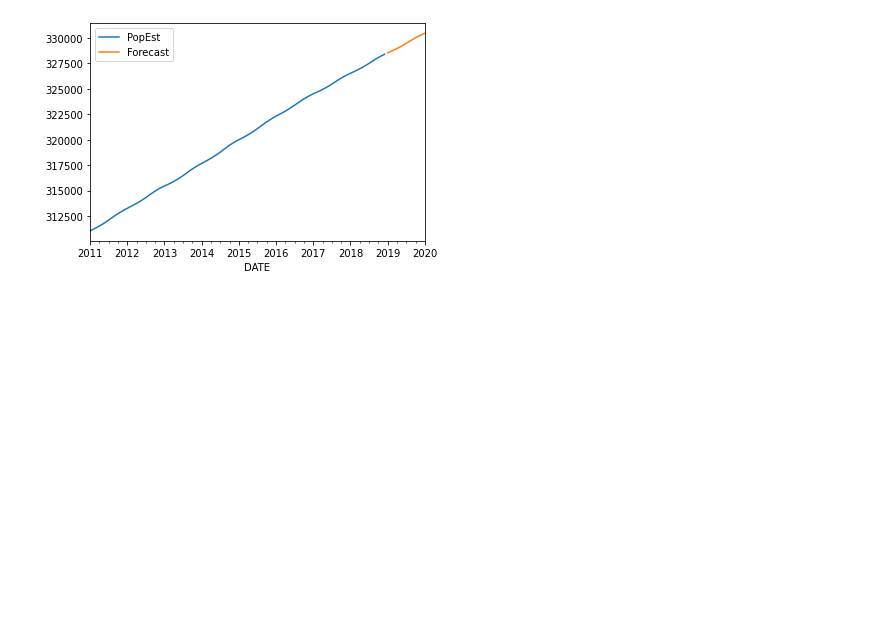
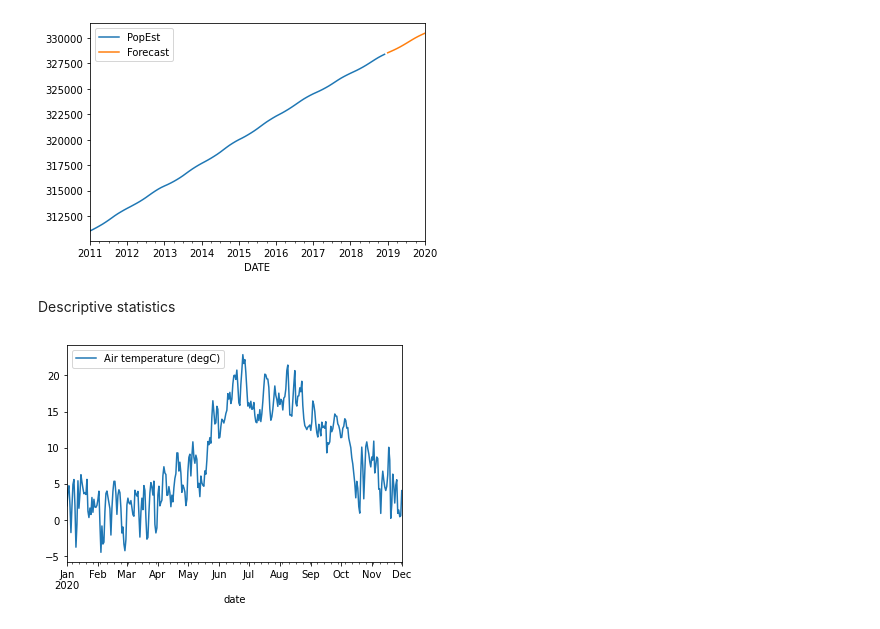
Before and after one commit to MikhailKuklin/time-series-analysis-forecasting, a Jupyter notebook: notebooks/ts_forecasting.ipynb, the cells around one changed output. Drawn from its saved outputs; the diff is of its cells as text; code cells hidden in the pictures; blank space fills up the shorter version.

```diff
--- a/notebooks/ts_forecasting.ipynb
+++ b/notebooks/ts_forecasting.ipynb
@@ -281,3 +281,13 @@ df['PopEst'].plot(legend=True)
 forecast.plot(legend=True);
 # %% [output]
 [figure]
+# %% [markdown]
+Descriptive statistics
+# %%
+# seasonal df
+
+df_2020 = df['2020-01-01':'2020-12-01']
+
+df_2020.plot();
+# %% [output]
+[figure, added]
```
Also changed, not shown: parts of 5 cells of this notebook.
